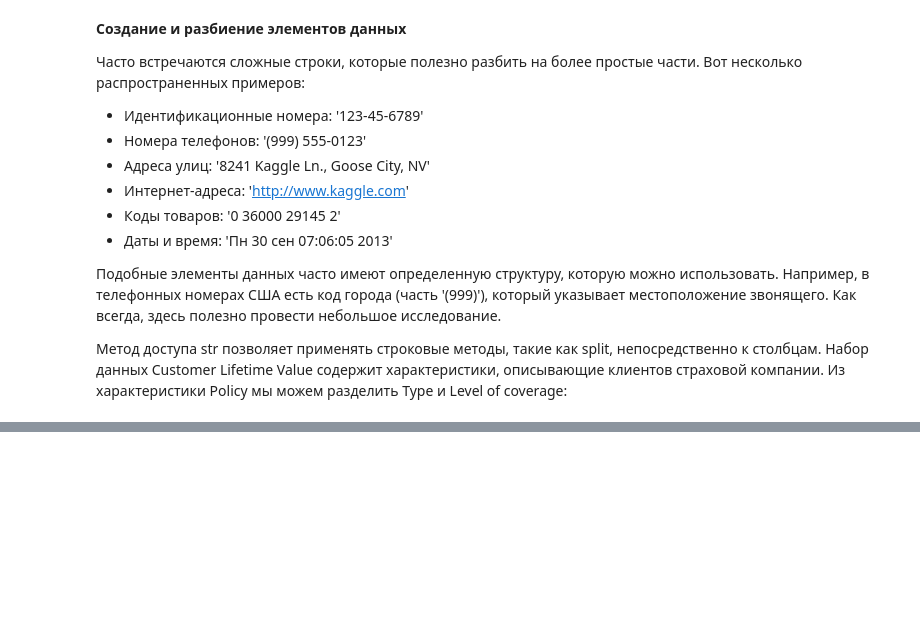
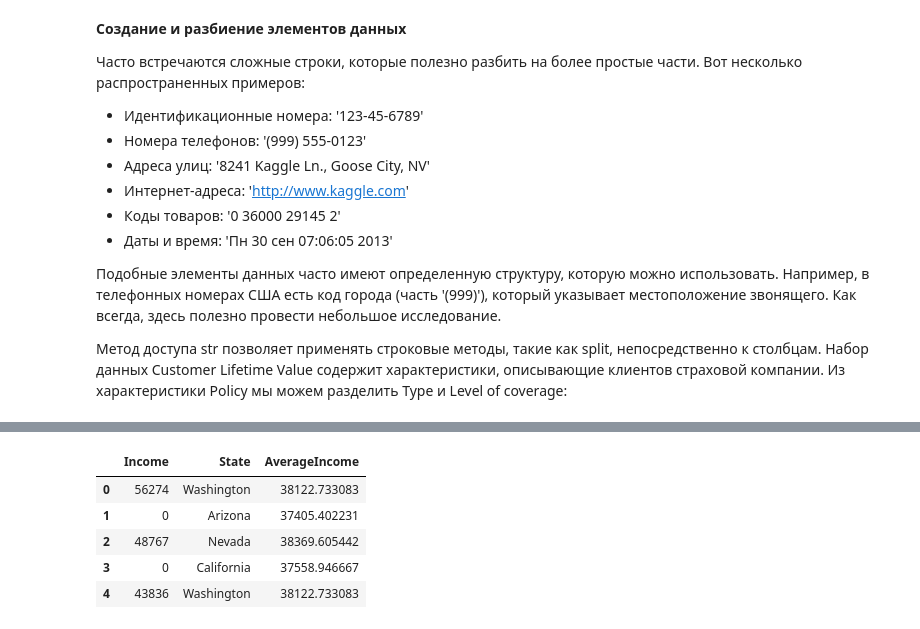
Before and after one commit to Grashch/Kaggle_tasks, a Jupyter notebook: Feature_Engineering.ipynb, the cells around one changed output, grey strips where cells are left out. Cells and saved outputs as stored; diff of their text form; code cells hidden in the pictures; blank space fills up the shorter version.

```diff
--- a/Feature_Engineering.ipynb
+++ b/Feature_Engineering.ipynb
@@ -639,0 +657,13 @@ customer[["Policy", "Type", "Level"]].head(10)
+# %%
+customer['AverageIncome'] = (
+    customer
+    .groupby('State')['Income']
+    .transform('mean'))
+customer[['Income', 'State', 'AverageIncome']].head()
+# %% [output]
+|  | Income | State | AverageIncome |
+| 0 | 56274 | Washington | 38122.733083 |
+| 1 | 0 | Arizona | 37405.402231 |
+| 2 | 48767 | Nevada | 38369.605442 |
+| 3 | 0 | California | 37558.946667 |
+| 4 | 43836 | Washington | 38122.733083 |
```
Also changed, not shown: parts of 5 cells of this notebook.
